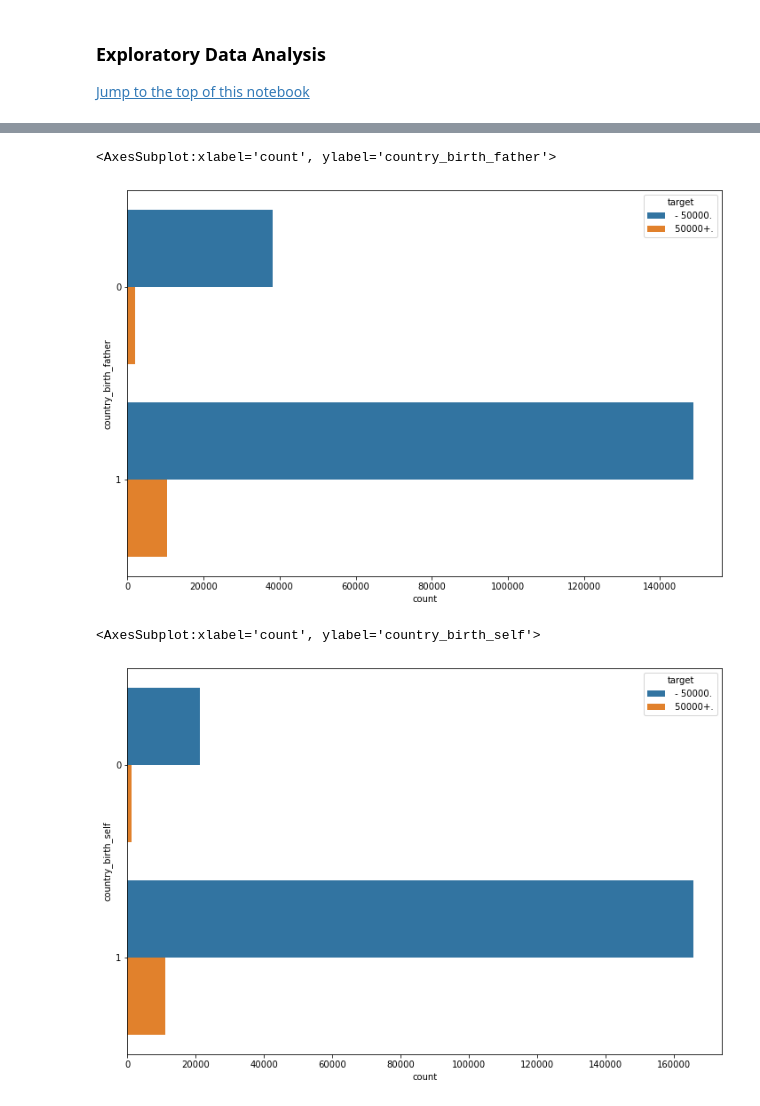
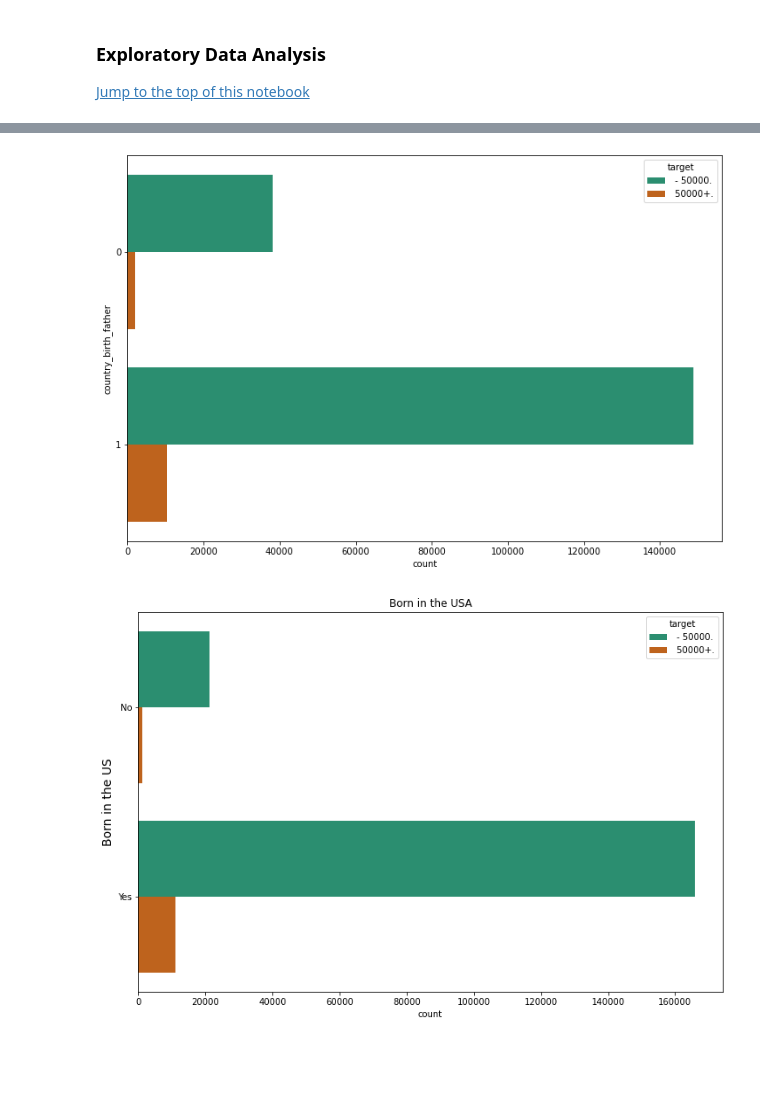
Before and after one commit to tjohn07/us_census_income, a Jupyter notebook: code/1_cleaning_eda.ipynb, the cells around one changed output, grey strips where cells are left out. Cells and saved outputs as stored; diff of their text form; code cells hidden in the pictures; blank space fills up the shorter version.

```diff
--- a/code/1_cleaning_eda.ipynb
+++ b/code/1_cleaning_eda.ipynb
@@ -7,6 +7,8 @@ import seaborn as sns
 from sklearn.preprocessing import LabelEncoder, OneHotEncoder
 
 pd.set_option('display.max_columns', None)
+
+sns.set_palette(sns.color_palette('Dark2'))
 # %% [markdown]
 # <a name="top"></a> US Census Data:
 ## A Study of Which Features Impact Income Greater or Lesser than $50,000
@@ -55,8 +57,8 @@ headers = ['age', 'worker_class', 'industry_detailed','occupation_detailed', 'ed
 # %%
 # reading in the raw US census data, divided into training and testing datasets.
 
-train_df = pd.read_csv('./data/raw_data/census_income_learn.csv', names=headers, index_col=False)
-test_df = pd.read_csv('./data/raw_data/census_income_test.csv', names=headers, index_col=False)
+train_df = pd.read_csv('../data/raw_data/census_income_learn.csv', names=headers, index_col=False)
+test_df = pd.read_csv('../data/raw_data/census_income_test.csv', names=headers, index_col=False)
 # %% [markdown]
 I wanted to pull in world development indicators for country of origin. After further reflection, I'm not sure how useful this information can be without also knowing what a year a person or their parents arrived in the US. I do still think that it is an important item for future examination. This could be an interesting time series investigation, given the right data.
 # %%
@@ -315,12 +690,13 @@ array([' Federal government', ' Local government', ' Never worked',
 # %%
 plt.figure(figsize=(12,8))
-sns.countplot(y = train_df['country_birth_father'], hue = train_df['target'])
+sns.countplot(y = train_df['country_birth_father'], hue = train_df['target']);
 # %% [output]
-<AxesSubplot:xlabel='count', ylabel='country_birth_father'>
-[figure, old version]
+[figure, new version]
 # %%
 plt.figure(figsize=(12, 8))
 sns.countplot(y = train_df['country_birth_self'], hue = train_df['target'])
+plt.ylabel('Born in the US', fontsize=14)
+plt.yticks(ticks=[0, 1], labels=['No', 'Yes'])
+plt.title('Born in the USA');
 # %% [output]
-<AxesSubplot:xlabel='count', ylabel='country_birth_self'>
-[figure, old version]
+[figure, new version]
```
Also changed, not shown: parts of 46 cells of this notebook, 1 other file.
